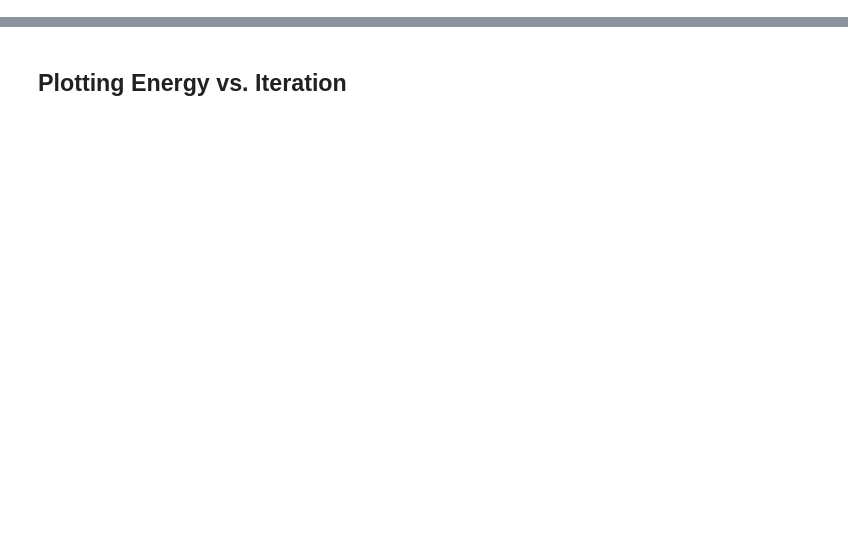
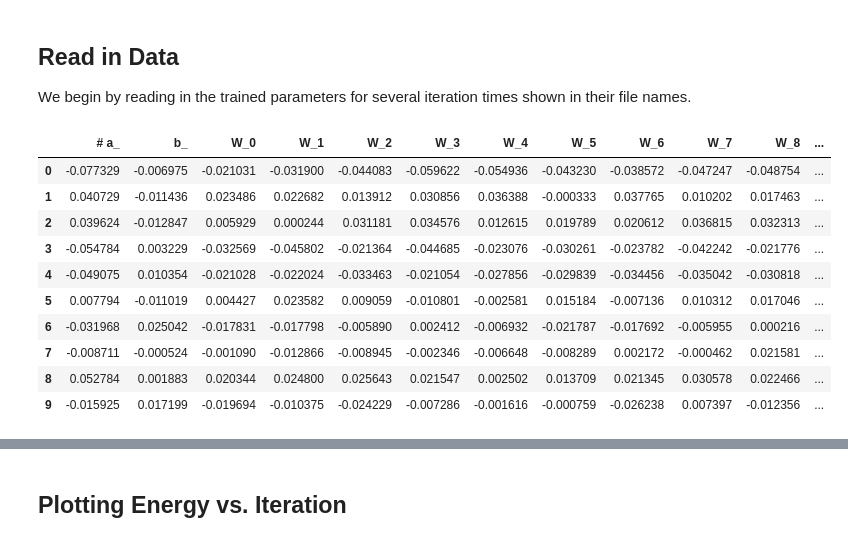
Before and after one commit to INASIC/NQS, a Jupyter notebook: RBM Particle in Box/plotting trained wavefunctions.ipynb, the cells around one changed output, grey strips where cells are left out. Drawn from its saved outputs; the diff is of its cells as text; code cells hidden in the pictures; blank space fills up the shorter version.

Commit message:
updated data, variational, and notebook

```diff
--- a/RBM Particle in Box/plotting trained wavefunctions.ipynb
+++ b/RBM Particle in Box/plotting trained wavefunctions.ipynb
@@ -2,3 +2,23 @@
 import matplotlib.pyplot as plt
 import pandas as pd
 import numpy as np
+# %% [markdown]
+## Read in Data
+
+We begin by reading in the trained parameters for several iteration times shown in their file names.
+# %%
+# Iteration = 1
+df_iter1 = pd.read_csv('params_iter=1_eloc=1801.340034_rbm_params.dat', sep='\t', usecols=range(12))
+df_iter1
+# %% [output]
+|  | # a_ | b_ | W_0 | W_1 | W_2 | W_3 | W_4 | W_5 | W_6 | W_7 | W_8 | ... |
+| 0 | -0.077329 | -0.006975 | -0.021031 | -0.031900 | -0.044083 | -0.059622 | -0.054936 | -0.043230 | -0.038572 | -0.047247 | -0.048754 | ... |
+| 1 | 0.040729 | -0.011436 | 0.023486 | 0.022682 | 0.013912 | 0.030856 | 0.036388 | -0.000333 | 0.037765 | 0.010202 | 0.017463 | ... |
+| 2 | 0.039624 | -0.012847 | 0.005929 | 0.000244 | 0.031181 | 0.034576 | 0.012615 | 0.019789 | 0.020612 | 0.036815 | 0.032313 | ... |
+| 3 | -0.054784 | 0.003229 | -0.032569 | -0.045802 | -0.021364 | -0.044685 | -0.023076 | -0.030261 | -0.023782 | -0.042242 | -0.021776 | ... |
+| 4 | -0.049075 | 0.010354 | -0.021028 | -0.022024 | -0.033463 | -0.021054 | -0.027856 | -0.029839 | -0.034456 | -0.035042 | -0.030818 | ... |
+| 5 | 0.007794 | -0.011019 | 0.004427 | 0.023582 | 0.009059 | -0.010801 | -0.002581 | 0.015184 | -0.007136 | 0.010312 | 0.017046 | ... |
+| 6 | -0.031968 | 0.025042 | -0.017831 | -0.017798 | -0.005890 | 0.002412 | -0.006932 | -0.021787 | -0.017692 | -0.005955 | 0.000216 | ... |
+| 7 | -0.008711 | -0.000524 | -0.001090 | -0.012866 | -0.008945 | -0.002346 | -0.006648 | -0.008289 | 0.002172 | -0.000462 | 0.021581 | ... |
+| 8 | 0.052784 | 0.001883 | 0.020344 | 0.024800 | 0.025643 | 0.021547 | 0.002502 | 0.013709 | 0.021345 | 0.030578 | 0.022466 | ... |
+| 9 | -0.015925 | 0.017199 | -0.019694 | -0.010375 | -0.024229 | -0.007286 | -0.001616 | -0.000759 | -0.026238 | 0.007397 | -0.012356 | ... |
```
Also changed, not shown: parts of 27 cells of this notebook, 9 other files.
